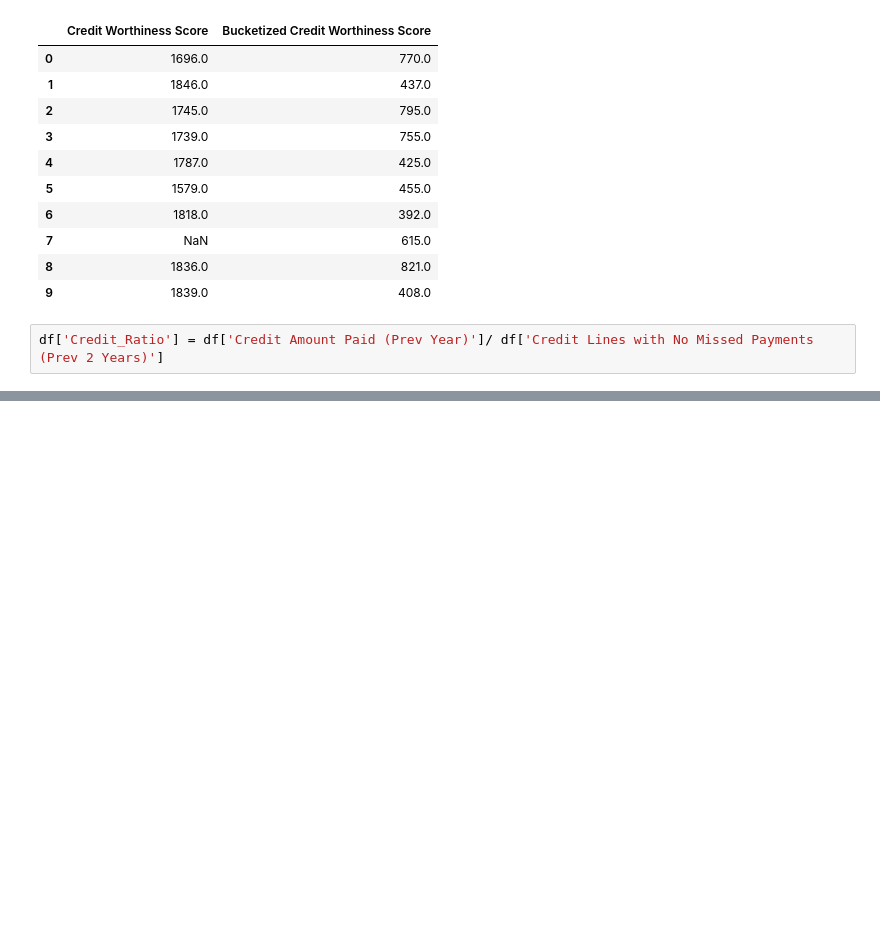
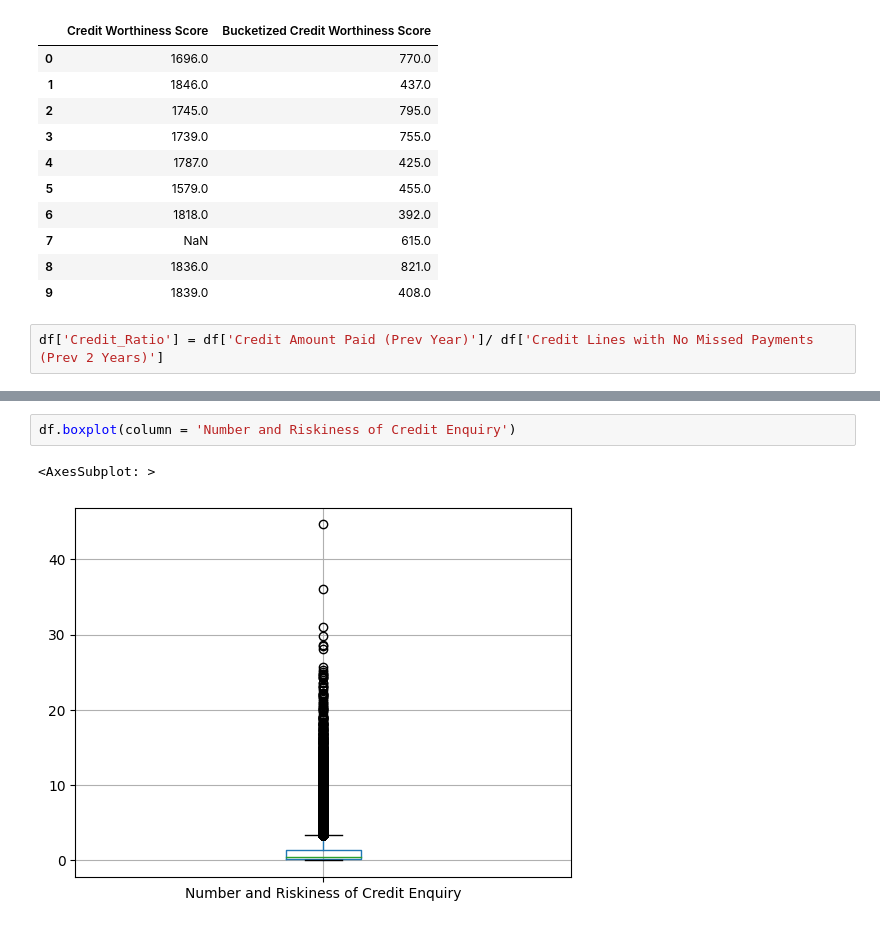
Before and after one commit to aryanpandey/MS4610-Final_Project, a Jupyter notebook: EDA.ipynb, the cells around one changed output, grey strips where cells are left out. Drawn from its saved outputs; the diff is of its cells as text; blank space fills up the shorter version.

```diff
--- a/EDA.ipynb
+++ b/EDA.ipynb
@@ -222,0 +295,5 @@ df['Credit_Ratio'] = df['Credit Amount Paid (Prev Year)']/ df['Credit Lines with
+# %%
+df.boxplot(column = 'Number and Riskiness of Credit Enquiry')
+# %% [output]
+<AxesSubplot: >
+[figure, added]
```
Also changed, not shown: parts of 15 cells of this notebook.
